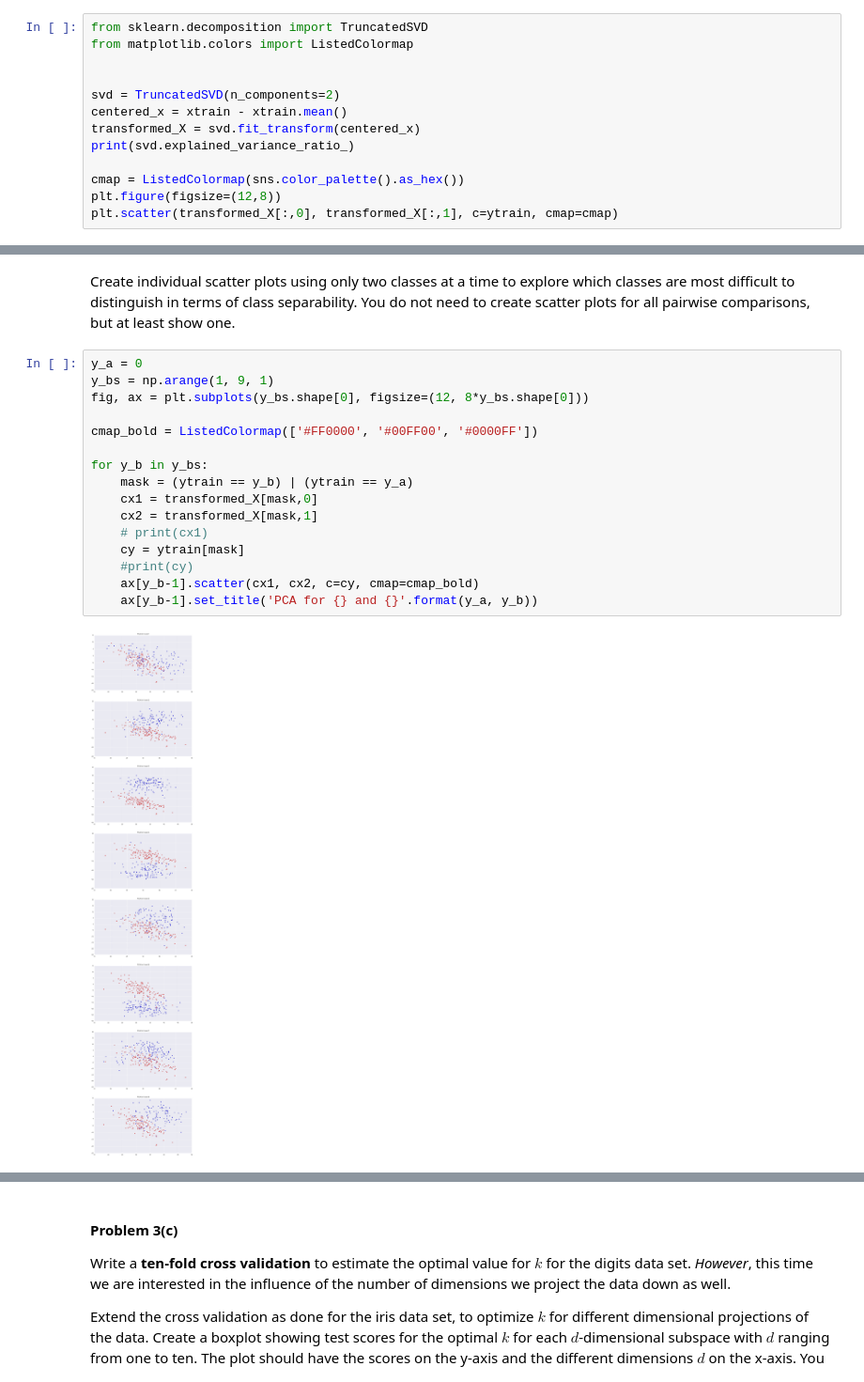
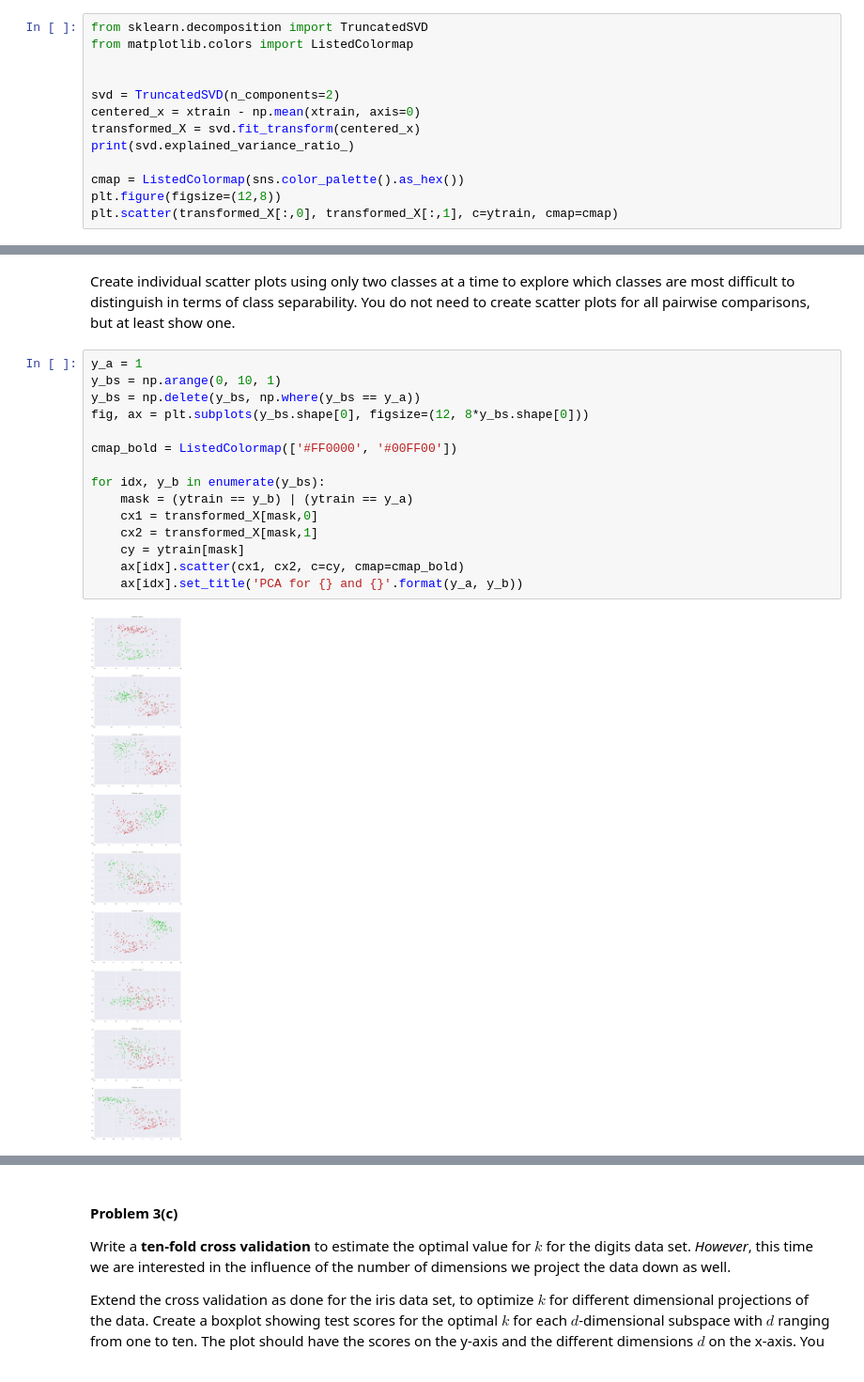
Before and after one commit to kanstantsin/cs109-2014, a Jupyter notebook: homework/HW3.ipynb, the cells around one changed output, grey strips where cells are left out. Shown at 94% size. Drawn from its saved outputs; the diff is of its cells as text.

```diff
--- a/homework/HW3.ipynb
+++ b/homework/HW3.ipynb
@@ -632,7 +646,7 @@ from matplotlib.colors import ListedColormap
 
 
 svd = TruncatedSVD(n_components=2)
-centered_x = xtrain - xtrain.mean()
+centered_x = xtrain - np.mean(xtrain, axis=0)
 transformed_X = svd.fit_transform(centered_x)
 print(svd.explained_variance_ratio_)
 
@@ -646,20 +660,19 @@ plt.scatter(transformed_X[:,0], transformed_X[:,1], c=ytrain, cmap=cmap)
 # %% [markdown]
 Create individual scatter plots using only two classes at a time to explore which classes are most difficult to distinguish in terms of class separability.  You do not need to create scatter plots for all pairwise comparisons, but at least show one.
 # %%
-y_a = 0
-y_bs = np.arange(1, 9, 1)
+y_a = 1
+y_bs = np.arange(0, 10, 1)
+y_bs = np.delete(y_bs, np.where(y_bs == y_a))
 fig, ax = plt.subplots(y_bs.shape[0], figsize=(12, 8*y_bs.shape[0]))
 
-cmap_bold = ListedColormap(['#FF0000', '#00FF00', '#0000FF'])
+cmap_bold = ListedColormap(['#FF0000', '#00FF00'])
 
-for y_b in y_bs:
+for idx, y_b in enumerate(y_bs):
     mask = (ytrain == y_b) | (ytrain == y_a)
     cx1 = transformed_X[mask,0]
     cx2 = transformed_X[mask,1]
-    # print(cx1)
     cy = ytrain[mask]
-    #print(cy)
-    ax[y_b-1].scatter(cx1, cx2, c=cy, cmap=cmap_bold)
-    ax[y_b-1].set_title('PCA for {} and {}'.format(y_a, y_b))
+    ax[idx].scatter(cx1, cx2, c=cy, cmap=cmap_bold)
+    ax[idx].set_title('PCA for {} and {}'.format(y_a, y_b))
 # %% [output]
-[figure, old version]
+[figure, new version]
```
Also changed, not shown: parts of 40 cells of this notebook.
